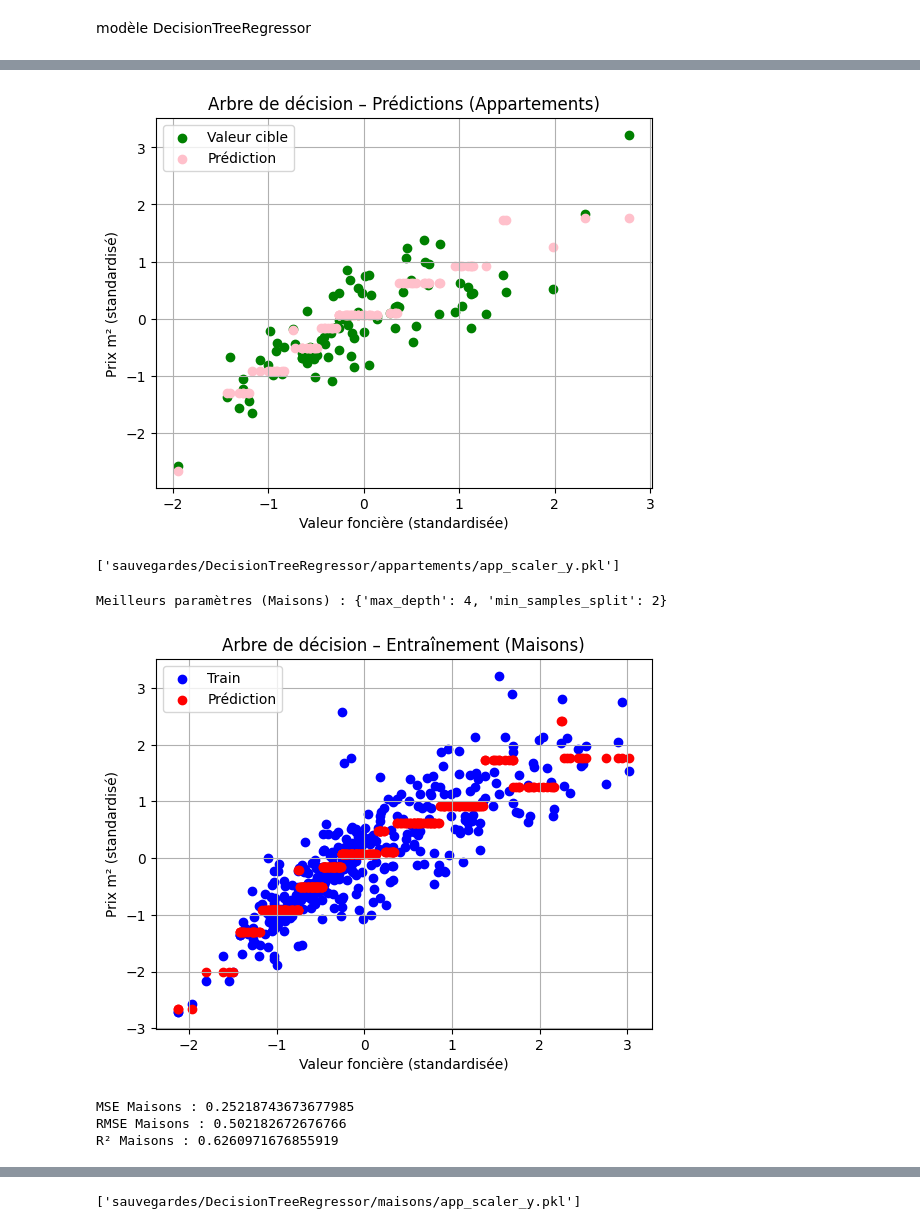
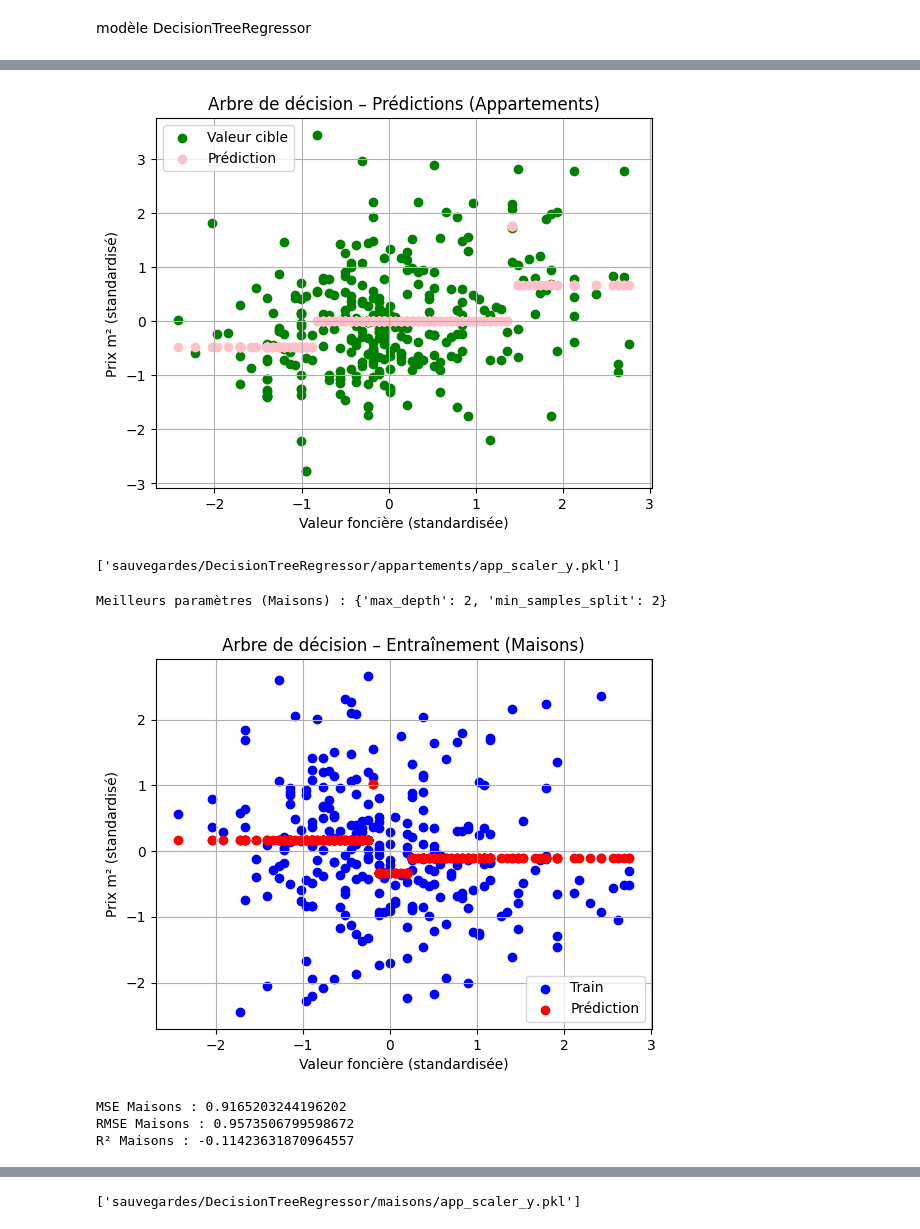
Before and after one commit to elvis-messiaen/IA-Immobilier, a Jupyter notebook: models/model_lille.ipynb, the cells around one changed output, grey strips where cells are left out. Drawn from its saved outputs; the diff is of its cells as text; code cells hidden in the pictures.

```diff
--- a/models/model_lille.ipynb
+++ b/models/model_lille.ipynb
@@ -54,7 +54,7 @@ df.describe()
 | max | NaN | NaN | NaN | NaN | NaN | ... |
 8 rows × 29 columns
 # %%
-df = df[df["Nombre pieces principales"] >= 4.0]
+df = df[df["Nombre pieces principales"] == 4.0]
 df.head(20)
 # %% [output]
 |  | Identifiant de document | Reference document | 1 Articles CGI | 2 Articles CGI | 3 Articles CGI | ... |
@@ -135,4 +135,4 @@ df_appartements.head(25)
 # %%
-df_maisons = df_appartements[["Surface reelle bati", "Nombre pieces principales", "Type local", "Surface terrain", "Nombre de lots", "Valeur fonciere", "prix_m2"]]
+df_maisons = df_maisons[["Surface reelle bati", "Nombre pieces principales", "Type local", "Surface terrain", "Nombre de lots", "prix_m2"]]
 df_maisons.head(25)
 # %% [output]
@@ -474,6 +460,6 @@ R² Appartements : 0.6260971676855919
 # %%
-plt.scatter(X_test_scaled, y_test_scaled, color='green', label='Valeur cible')
-plt.scatter(X_test_scaled, y_pred_scaled, color='pink', label='Prédiction')
+plt.scatter(X_train_scaled[:, 0], y_train_scaled,  color='green', label='Valeur cible')
+plt.scatter(X_train_scaled[:, 0], y_train_pred_scaled,  color='pink', label='Prédiction')
 plt.title("Arbre de décision – Prédictions (Appartements)")
 plt.xlabel("Valeur foncière (standardisée)")
 plt.ylabel("Prix m² (standardisé)")
@@ -481,7 +467,7 @@ plt.legend()
 plt.grid(True)
 plt.show()
 # %% [output]
-[figure, old version]
+[figure, new version]
 # %%
 os.makedirs("sauvegardes", exist_ok=True)
 
@@ -491,7 +477,7 @@ joblib.dump(scaler_y, "sauvegardes/DecisionTreeRegressor/appartements/app_scaler
 # %% [output]
 ['sauvegardes/DecisionTreeRegressor/appartements/app_scaler_y.pkl']
 # %%
-X = df_maisons[['Valeur fonciere']].values
+X = df_maisons[['Surface reelle bati', 'Nombre pieces principales']].values
 y = df_maisons[["prix_m2"]].values
 
 from sklearn.model_selection import train_test_split
@@ -522,22 +508,22 @@ grid.fit(X_train_scaled, y_train_scaled)
 model = grid.best_estimator_
 print("Meilleurs paramètres (Maisons) :", grid.best_params_)
 # %% [output]
-Meilleurs paramètres (Maisons) : {'max_depth': 4, 'min_samples_split': 2}
+Meilleurs paramètres (Maisons) : {'max_depth': 2, 'min_samples_split': 2}
 # %%
 import matplotlib.pyplot as plt
 
 y_train_pred_scaled = model.predict(X_train_scaled)
 
-plt.scatter(X_train_scaled, y_train_scaled, color='blue', label='Train')
-plt.scatter(X_train_scaled, y_train_pred_scaled, color='red', label='Prédiction')
+plt.scatter(X_train_scaled[:, 0], y_train_scaled, color='blue', label='Train')
+plt.scatter(X_train_scaled[:, 0], y_train_pred_scaled, color='red', label='Prédiction')
 plt.title("Arbre de décision – Entraînement (Maisons)")
 plt.xlabel("Valeur foncière (standardisée)")
 plt.ylabel("Prix m² (standardisé)")
 plt.legend()
 plt.grid(True)
 plt.show()
 # %% [output]
-[figure, old version]
+[figure, new version]
 # %%
 from sklearn.metrics import mean_squared_error, r2_score
 import numpy as np
@@ -549,7 +535,7 @@ print("MSE Maisons :", mse_tree_mais)
 print("RMSE Maisons :", np.sqrt(mse_tree_mais))
 print("R² Maisons :", r2_score(y_test_scaled, y_pred_scaled))
 # %% [output]
-MSE Maisons : 0.25218743673677985
-RMSE Maisons : 0.502182672676766
-R² Maisons : 0.6260971676855919
+MSE Maisons : 0.9165203244196202
+RMSE Maisons : 0.9573506799598672
+R² Maisons : -0.11423631870964557
 # %%
```
Also changed, not shown: parts of 55 cells of this notebook, 26 other files.
